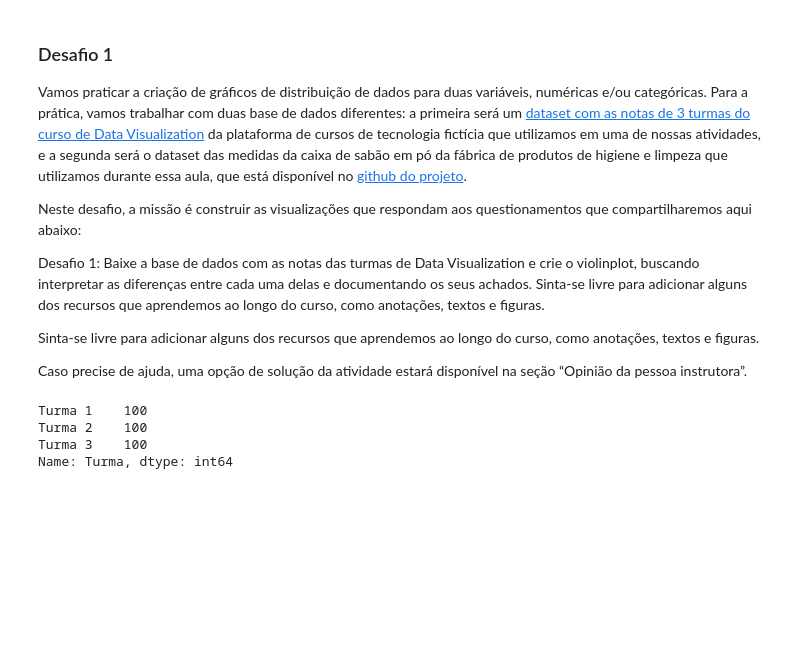
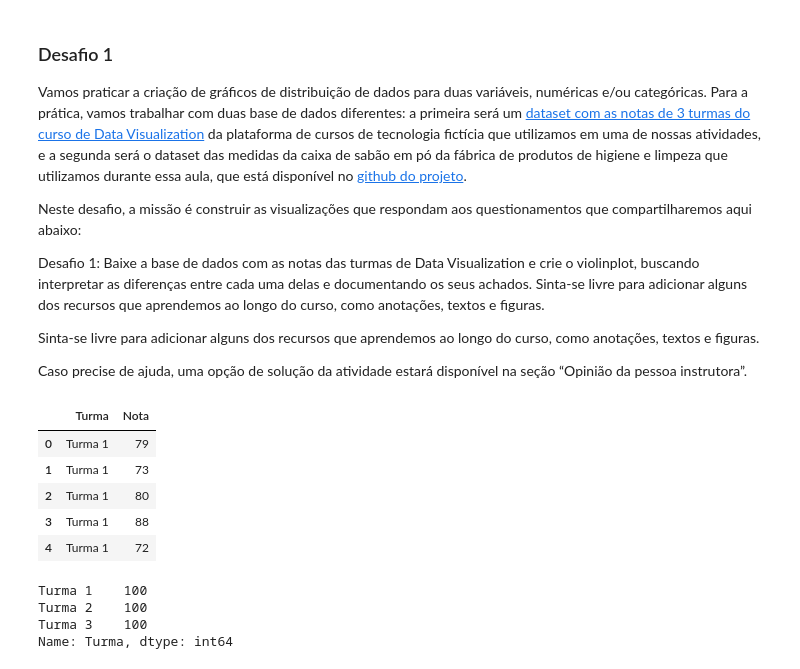
Before and after one commit to Lucas-lcs26/alura, a Jupyter notebook: Avançando em Data Science com Python/2 - Data Visualization gráficos de comparação e distribuição/Hora+da+prática.ipynb, the cells around one changed output. Cells and saved outputs as stored; diff of their text form; code cells hidden in the pictures; blank space fills up the shorter version.

```diff
--- a/Avançando em Data Science com Python/2 - Data Visualization gráficos de comparação e distribuição/Hora+da+prática.ipynb
+++ b/Avançando em Data Science com Python/2 - Data Visualization gráficos de comparação e distribuição/Hora+da+prática.ipynb
@@ -846,3 +661,13 @@ df_notas.head()
+# %%
+df_notas = pd.read_csv('https://raw.githubusercontent.com/Lucas-lcs26/alura/main/Avan%C3%A7ando%20em%20Data%20Science%20com%20Python/2%20-%20Data%20Visualization%20gr%C3%A1ficos%20de%20compara%C3%A7%C3%A3o%20e%20distribui%C3%A7%C3%A3o/notas.csv')
+df_notas.head()
+# %% [output]
+|  | Turma | Nota |
+| 0 | Turma 1 | 79 |
+| 1 | Turma 1 | 73 |
+| 2 | Turma 1 | 80 |
+| 3 | Turma 1 | 88 |
+| 4 | Turma 1 | 72 |
 # %%
 df_notas.Turma.value_counts()
 # %% [output]
```
Also changed, not shown: parts of 30 cells of this notebook, 2 other files.
